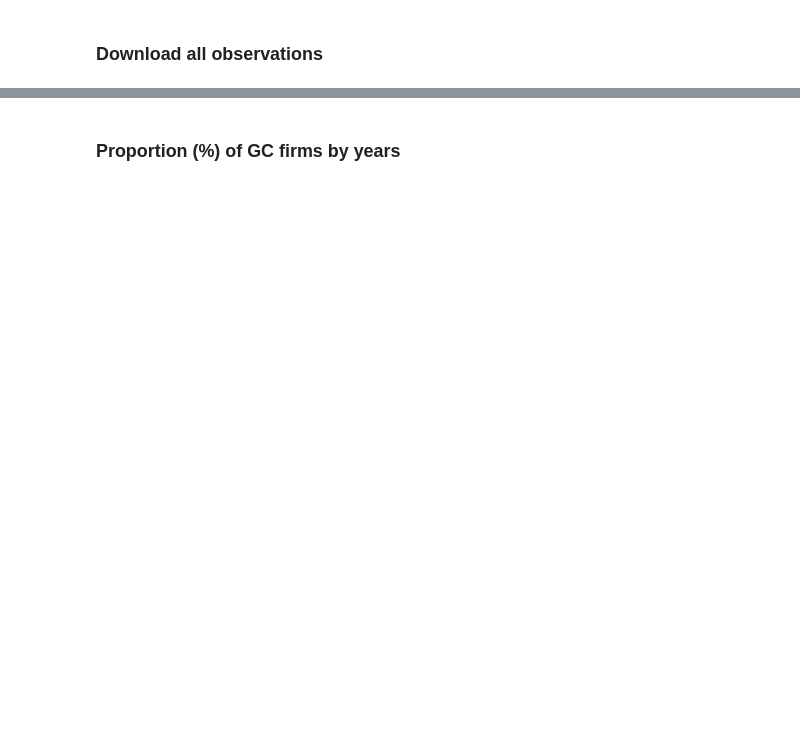
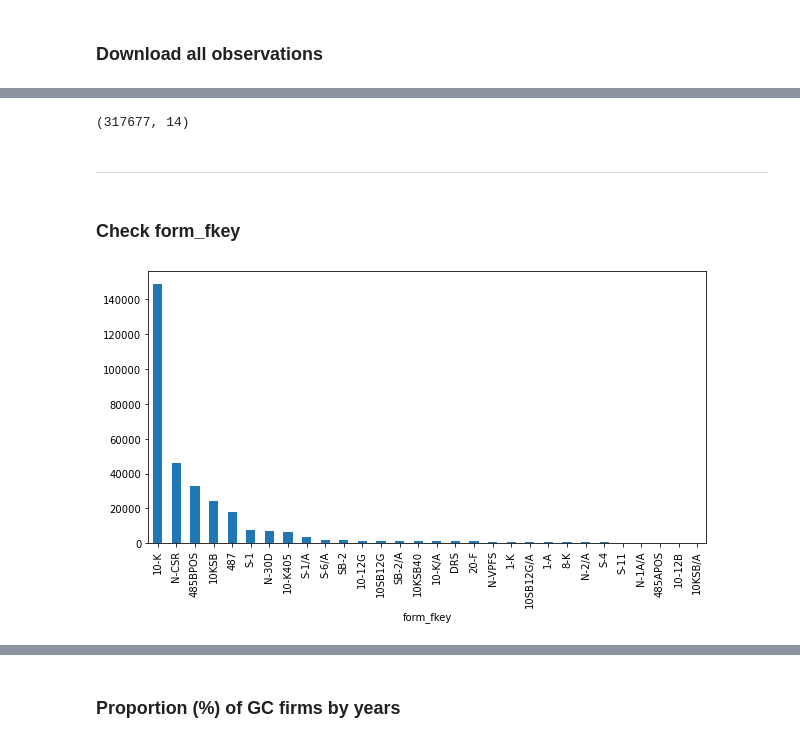
Before and after one commit to jaeyoonyu/jaeyoonyu.github.io, a Jupyter notebook: _code/wrds-download-AuditAnalytics-auditopin.ipynb, the cells around one changed output, grey strips where cells are left out. Cells and saved outputs as stored; diff of their text form; code cells hidden in the pictures; blank space fills up the shorter version.

```diff
--- a/_code/wrds-download-AuditAnalytics-auditopin.ipynb
+++ b/_code/wrds-download-AuditAnalytics-auditopin.ipynb
@@ -96,6 +133,9 @@ df.rename(columns=
          'auditor_country':'af_ctry',
          'fiscal_year_of_op':'fy',
          'company_fkey':'cik',
-         'best_edgar_ticker':'tic'},
+         'best_edgar_ticker':'tic',
+         'matchfy_sum_audfees':'audfees',
+         'matchfy_sum_total':'totfees'},
           inplace= True)
+df['big5']= (df['afk']<= 5)
 # %%
@@ -117,0 +152,15 @@ df.groupby(['afn','afk']).count().sort_values('cik', ascending=False).head(10)
+# %%
+df=df[(df.af_ctry=='USA')].drop(columns=['af_ctry'])
+df['location']=df['auditor_state'] +',' + df['auditor_city']
+df.shape
+# %% [output]
+(317677, 14)
+# %% [markdown]
+------------
+# %% [markdown]
+### Check form_fkey
+# %%
+df.groupby('form_fkey').size().sort_values(ascending=False).head(30).plot(kind='bar',figsize= (10,5))
+plt.show()
+# %% [output]
+[figure, added]
```
Also changed, not shown: parts of 46 cells of this notebook.
